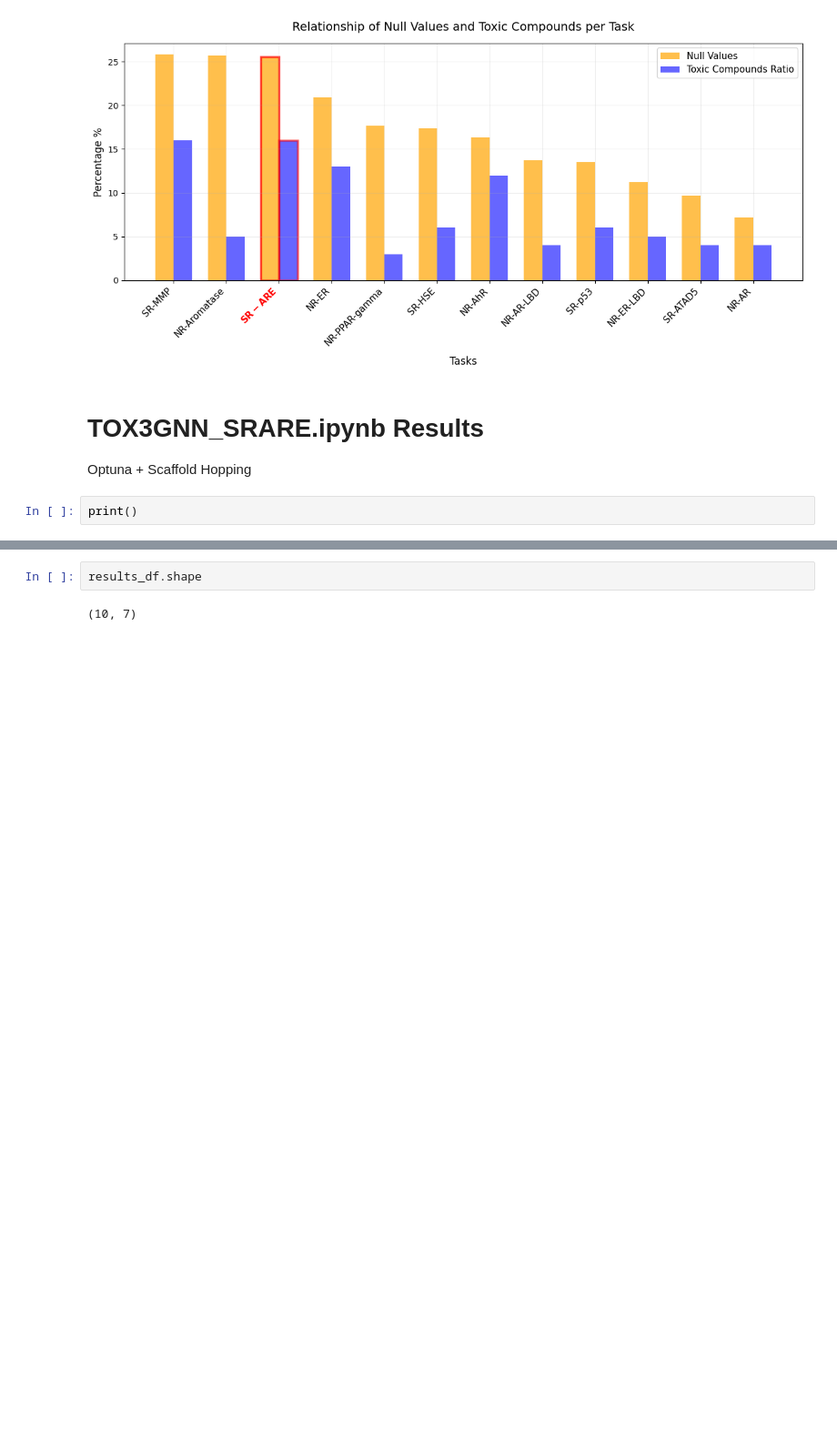
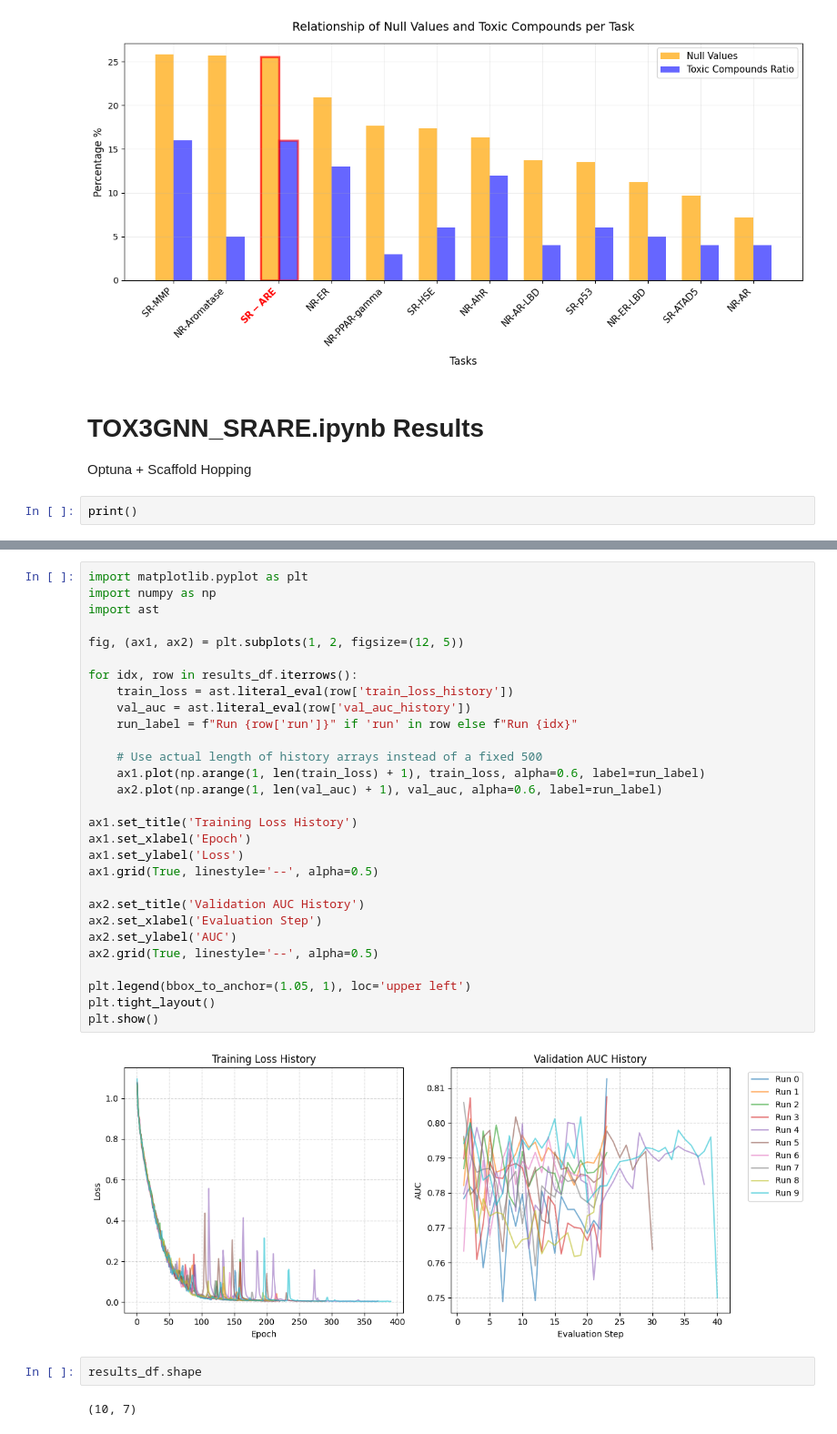
Before and after one commit to arinavanesian/Hybrid_GNN_Research, a Jupyter notebook: TOX/tox21_analysis.ipynb, the cells around one changed output, grey strips where cells are left out. Shown at 91% size. Drawn from its saved outputs; the diff is of its cells as text; blank space fills up the shorter version.

```diff
--- a/TOX/tox21_analysis.ipynb
+++ b/TOX/tox21_analysis.ipynb
@@ -738,3 +903,34 @@ results_df.head()
+# %%
+import matplotlib.pyplot as plt
+import numpy as np
+import ast
+
+fig, (ax1, ax2) = plt.subplots(1, 2, figsize=(12, 5))
+
+for idx, row in results_df.iterrows():
+    train_loss = ast.literal_eval(row['train_loss_history'])
+    val_auc = ast.literal_eval(row['val_auc_history'])
+    run_label = f"Run {row['run']}" if 'run' in row else f"Run {idx}"
+
+    # Use actual length of history arrays instead of a fixed 500
+    ax1.plot(np.arange(1, len(train_loss) + 1), train_loss, alpha=0.6, label=run_label)
+    ax2.plot(np.arange(1, len(val_auc) + 1), val_auc, alpha=0.6, label=run_label)
+
+ax1.set_title('Training Loss History')
+ax1.set_xlabel('Epoch')
+ax1.set_ylabel('Loss')
+ax1.grid(True, linestyle='--', alpha=0.5)
+
+ax2.set_title('Validation AUC History')
+ax2.set_xlabel('Evaluation Step')
+ax2.set_ylabel('AUC')
+ax2.grid(True, linestyle='--', alpha=0.5)
+
+plt.legend(bbox_to_anchor=(1.05, 1), loc='upper left')
+plt.tight_layout()
+plt.show()
+# %% [output]
+[figure, added]
 # %%
 results_df.shape
 # %% [output]
```
Also changed, not shown: parts of 20 cells of this notebook, 13 other files.
